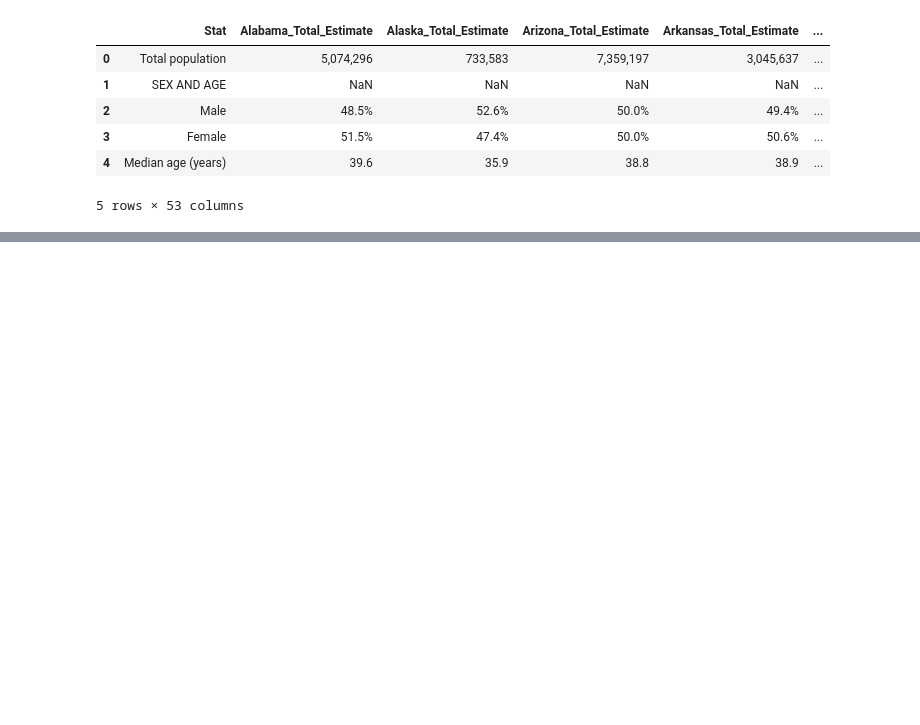
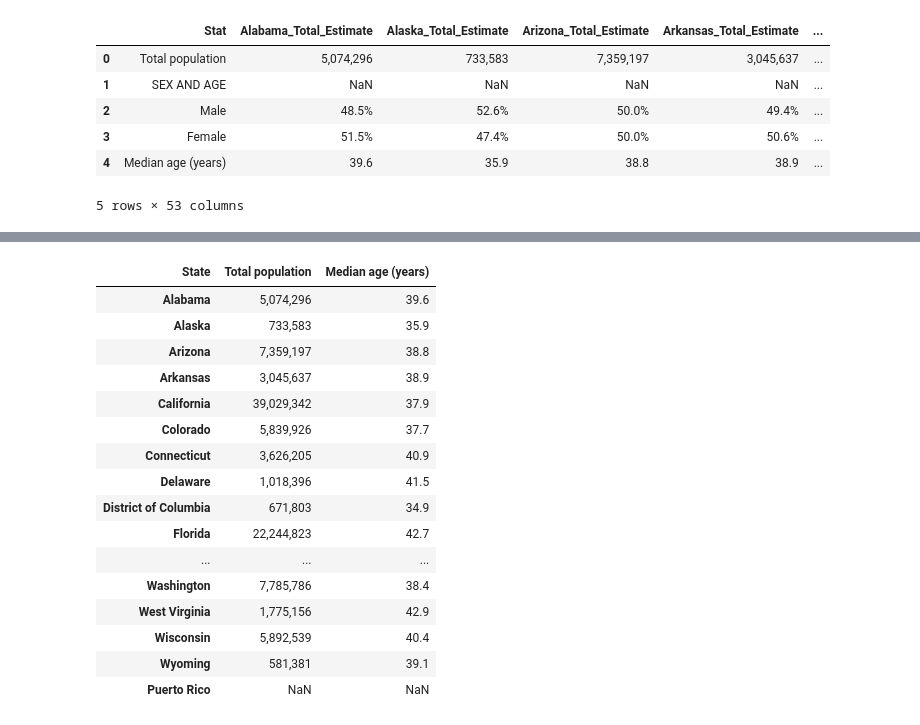
Before and after one commit to imnana18/project1_group07, a Jupyter notebook: project_files/clean_age_census_data.ipynb, the cells around one changed output, grey strips where cells are left out. Saved outputs shown, nothing was run; the diff lists cells and outputs as text; code cells hidden in the pictures; blank space fills up the shorter version.

```diff
--- a/project_files/clean_age_census_data.ipynb
+++ b/project_files/clean_age_census_data.ipynb
@@ -107,3 +107,23 @@ age_data_flipped
 # Save .csv output
 out_path = Path("../datasets/filtered_age_data.csv")
 age_data_flipped.to_csv(out_path)
+# %%
+age_data_flipped
+# %% [output]
+| State | Total population | Median age (years) |
+| Alabama | 5,074,296 | 39.6 |
+| Alaska | 733,583 | 35.9 |
+| Arizona | 7,359,197 | 38.8 |
+| Arkansas | 3,045,637 | 38.9 |
+| California | 39,029,342 | 37.9 |
+| Colorado | 5,839,926 | 37.7 |
+| Connecticut | 3,626,205 | 40.9 |
+| Delaware | 1,018,396 | 41.5 |
+| District of Columbia | 671,803 | 34.9 |
+| Florida | 22,244,823 | 42.7 |
+| ... | ... | ... |
+| Washington | 7,785,786 | 38.4 |
+| West Virginia | 1,775,156 | 42.9 |
+| Wisconsin | 5,892,539 | 40.4 |
+| Wyoming | 581,381 | 39.1 |
+| Puerto Rico | NaN | NaN |
```
Also changed, not shown: parts of 3 cells of this notebook, 4 other files.
